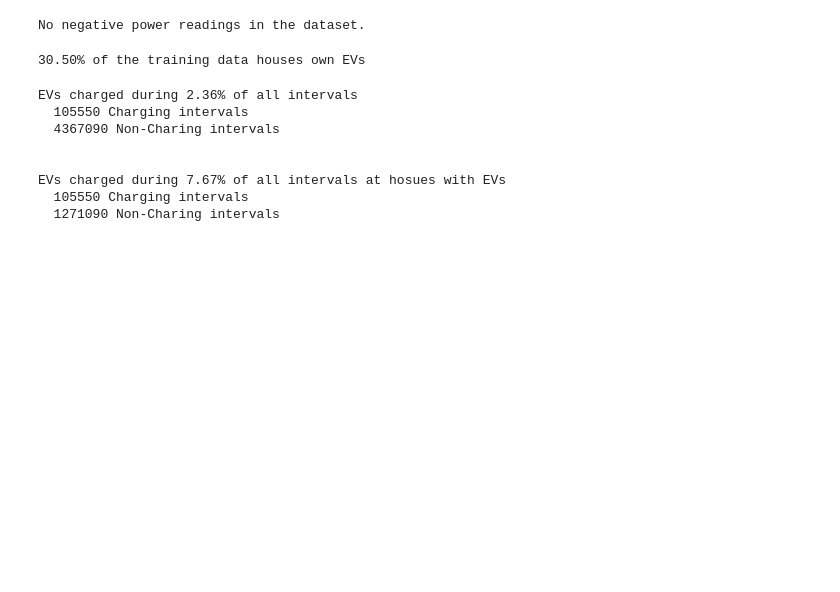
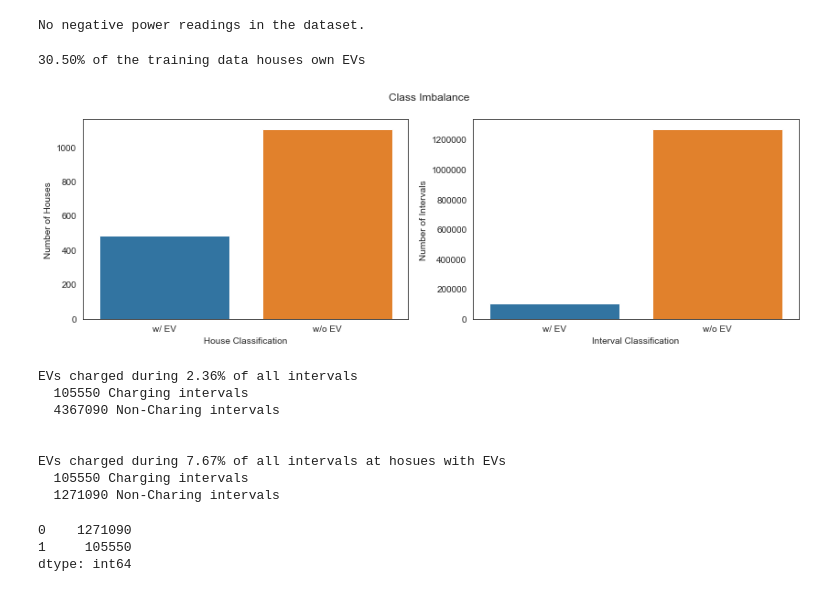
Before and after one commit to AndreaKeane/electric-vehicle-detection, a Jupyter notebook: misc_exploration/explore_distributions.ipynb, the cells around one changed output. Drawn from its saved outputs; the diff is of its cells as text; code cells hidden in the pictures; blank space fills up the shorter version.

```diff
--- a/misc_exploration/explore_distributions.ipynb
+++ b/misc_exploration/explore_distributions.ipynb
@@ -56,6 +59,29 @@ labels_w = labels.drop(houses_woEV)
 # labels_wo is zero matrix
 # %% [output]
 30.50% of the training data houses own EVs
+# %%
+f, axes = plt.subplots(nrows=1, ncols=2, figsize=(14, 4))
+
+# House Imbalance
+sns.barplot(x=["w/ EV", "w/o EV"],
+            y=[len(houses_wEV), len(houses_woEV)],
+            ax=axes[0]
+            )
+axes[0].set_xlabel('House Classification')
+axes[0].set_ylabel('Number of Houses');
+
+# Interval Imbalance
+sns.barplot(x=["w/ EV", "w/o EV"],
+            y=[vc[1], vc[0]],
+            ax=axes[1]
+            )
+axes[1].set_xlabel('Interval Classification')
+axes[1].set_ylabel('Number of Intervals');
+
+f.suptitle('Class Imbalance');
+f.savefig(fig_path / "profile_0.png", dpi=400)
+# %% [output]
+[figure, added]
 # %%
 # Overall Imbalance
 labels_stack = labels.drop(outliers.index).stack()
@@ -74,6 +100,8 @@ pct_chrg =  100 * vc[1]/(vc[0] + vc[1])
 print("EVs charged during {:.2f}% of all intervals at hosues with EVs\n"
       "  {} Charging intervals\n"
       "  {} Non-Charing intervals".format(pct_chrg, vc[1], vc[0]))
+
+vc
 # %% [output]
 EVs charged during 2.36% of all intervals
   105550 Charging intervals
@@ -83,6 +111,9 @@ EVs charged during 2.36% of all intervals
 EVs charged during 7.67% of all intervals at hosues with EVs
   105550 Charging intervals
   1271090 Non-Charing intervals
+0    1271090
+1     105550
+dtype: int64
 # %%
 # Determine stats for both classifications
 stats = pd.DataFrame(index=train.index)
```
Also changed, not shown: parts of 6 cells of this notebook, 22 other files.
